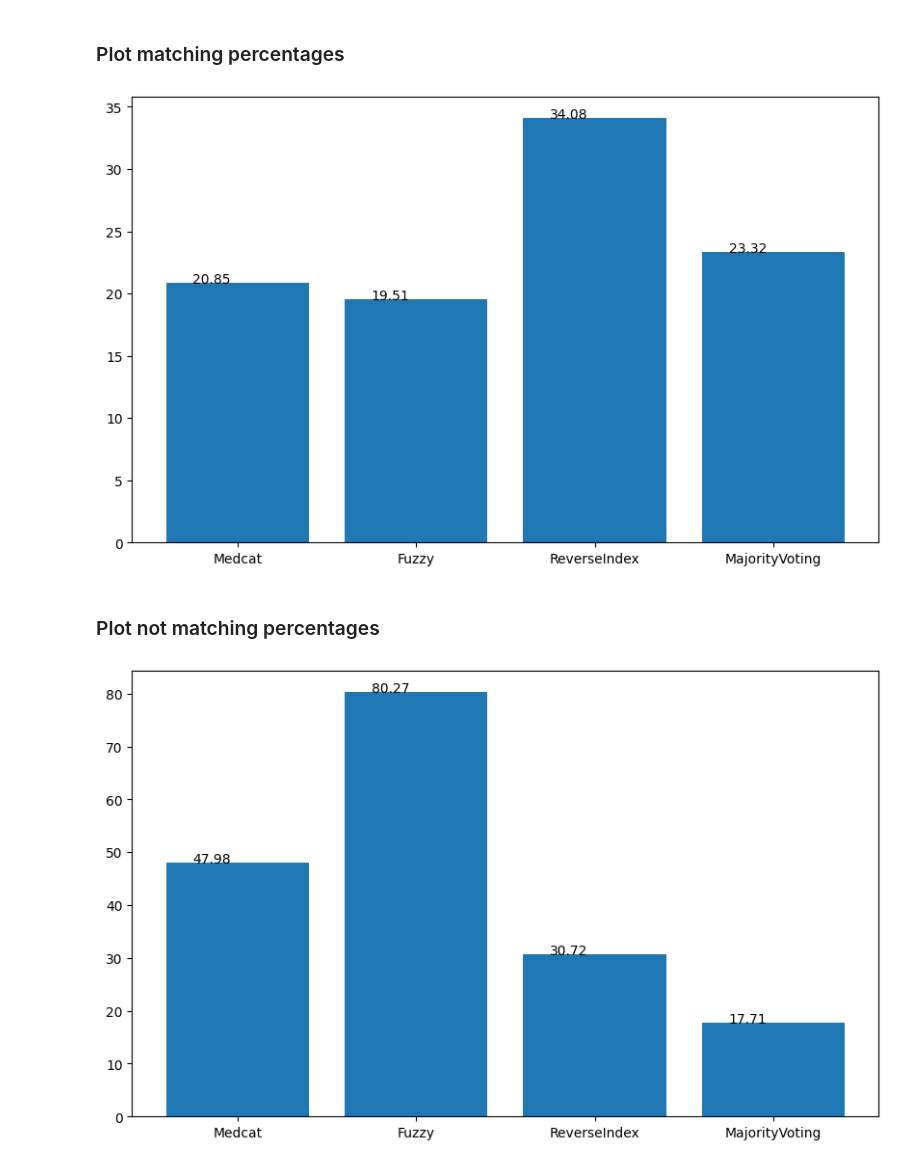
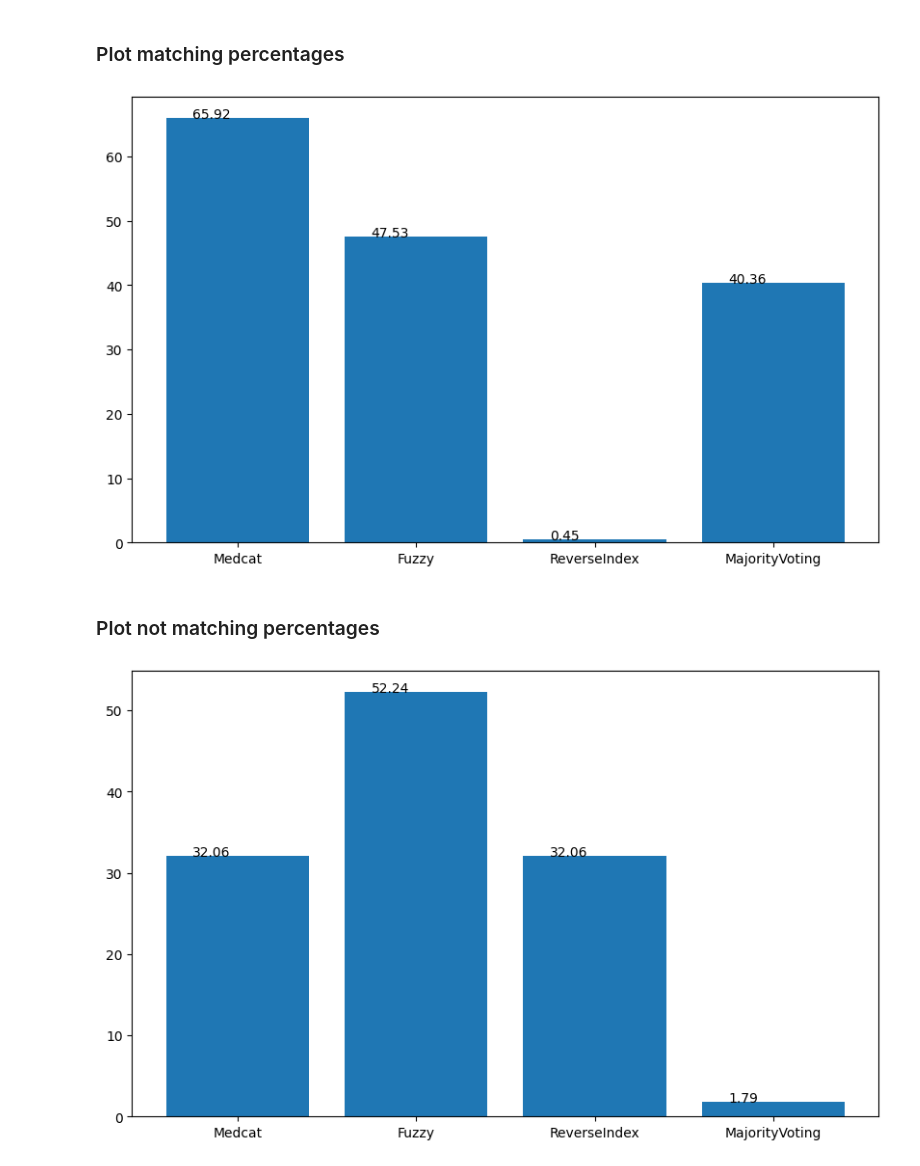
Before and after one commit to ryashpal/EHRQC, a Jupyter notebook: notebooks/python/concept_mapping/majority_voting.ipynb, the cells around one changed output. Drawn from its saved outputs; the diff is of its cells as text; code cells hidden in the pictures.

```diff
--- a/notebooks/python/concept_mapping/majority_voting.ipynb
+++ b/notebooks/python/concept_mapping/majority_voting.ipynb
@@ -423,9 +445,9 @@ mappedIllnessCuratedDf
 # %%
 # pd.concat([mappedOperationsCuratedDf, mappedOperationsFuzzyDf], keys=['sourceValueCode', 'id'])
 mappedIllnessFinalDf = mappedIllnessCuratedDf\
-    .merge(mappedIllnessMedcatDf, how='left', left_on='sourceValueCode', right_on='id').drop(columns=['id'])\
-        .merge(mappedIllnessFuzzyDf, how='left', left_on='sourceValueCode', right_on='id').drop(columns=['id'])\
-            .merge(mappedIllnessReverseIndexDf, how='left', left_on='sourceValueCode', right_on='id').drop(columns=['id'])\
-                .merge(mappedIllnessMajorityVotingDf, how='left', left_on='sourceValueCode', right_on='id').drop(columns=['id'])
+    .merge(mappedIllnessMedcatDf, how='left', left_on='sourceName', right_on='searchPhrase').drop(columns=['searchPhrase'])\
+        .merge(mappedIllnessFuzzyDf, how='left', left_on='sourceName', right_on='searchPhrase').drop(columns=['searchPhrase'])\
+            .merge(mappedIllnessReverseIndexDf, how='left', left_on='sourceName', right_on='searchPhrase').drop(columns=['searchPhrase'])\
+                .merge(mappedIllnessMajorityVotingDf, how='left', left_on='sourceName', right_on='searchPhrase').drop(columns=['searchPhrase'])
 mappedIllnessFinalDf
 # %% [output]
@@ -474,11 +496,15 @@ UpSet(upsetPlotData, show_counts=True, facecolor="darkblue").plot()
 # %% [markdown]
 ### Calculate matching and not matching percentages
 # %%
-matchingMedcatPercentage = round((mappedIllnessFinalDf[mappedIllnessFinalDf.curatedConcept == mappedIllnessFinalDf.medcatConcept].shape[0])/mappedIllnessFinalDf.shape[0] * 100, 2)
-matchingFuzzyPercentage = round((mappedIllnessFinalDf[mappedIllnessFinalDf.curatedConcept == mappedIllnessFinalDf.fuzzyConcept].shape[0])/mappedIllnessFinalDf.shape[0] * 100, 2)
-matchingReverseIndexPercentage = round((mappedIllnessFinalDf[mappedIllnessFinalDf.curatedConcept == mappedIllnessFinalDf.reverseIndexConcept].shape[0])/mappedIllnessFinalDf.shape[0] * 100, 2)
-matchingmajorityVotingPercentage = round((mappedIllnessFinalDf[mappedIllnessFinalDf.curatedConcept == mappedIllnessFinalDf.majorityVoting].shape[0])/mappedIllnessFinalDf.shape[0] * 100, 2)
-notMatchingMedcatPercentage = round((mappedIllnessFinalDf[mappedIllnessFinalDf.medcatConcept.notna() & (mappedIllnessFinalDf.curatedConcept != mappedIllnessFinalDf.medcatConcept)].shape[0])/mappedIllnessFinalDf.shape[0] * 100, 2)
-notMatchingFuzzyPercentage = round((mappedIllnessFinalDf[mappedIllnessFinalDf.fuzzyConcept.notna() & (mappedIllnessFinalDf.curatedConcept != mappedIllnessFinalDf.fuzzyConcept)].shape[0])/mappedIllnessFinalDf.shape[0] * 100, 2)
-notMatchingReverseIndexPercentage = round((mappedIllnessFinalDf[mappedIllnessFinalDf.reverseIndexConcept.notna() & (mappedIllnessFinalDf.curatedConcept != mappedIllnessFinalDf.reverseIndexConcept)].shape[0])/mappedIllnessFinalDf.shape[0] * 100, 2)
-notMatchingmajorityVotingPercentage = round((mappedIllnessFinalDf[mappedIllnessFinalDf.majorityVoting.notna() & (mappedIllnessFinalDf.curatedConcept != mappedIllnessFinalDf.majorityVoting)].shape[0])/mappedIllnessFinalDf.shape[0] * 100, 2)
+matchingMedcatIllnessPercentage = round((mappedIllnessFinalDf[mappedIllnessFinalDf.curatedConcept == mappedIllnessFinalDf.medcatConcept].shape[0])/mappedIllnessFinalDf.shape[0] * 100, 2)
+matchingFuzzyIllnessPercentage = round((mappedIllnessFinalDf[mappedIllnessFinalDf.curatedConcept == mappedIllnessFinalDf.fuzzyConcept].shape[0])/mappedIllnessFinalDf.shape[0] * 100, 2)
+matchingReverseIndexIllnessPercentage = round((mappedIllnessFinalDf[mappedIllnessFinalDf.curatedConcept == mappedIllnessFinalDf.reverseIndexConcept].shape[0])/mappedIllnessFinalDf.shape[0] * 100, 2)
+matchingmajorityVotingIllnessPercentage = round((mappedIllnessFinalDf[mappedIllnessFinalDf.curatedConcept == mappedIllnessFinalDf.majorityVoting].shape[0])/mappedIllnessFinalDf.shape[0] * 100, 2)
+notMatchingMedcatIllnessPercentage = round((mappedIllnessFinalDf[mappedIllnessFinalDf.medcatConcept.notna() & (mappedIllnessFinalDf.curatedConcept != mappedIllnessFinalDf.medcatConcept)].shape[0])/mappedIllnessFinalDf.shape[0] * 100, 2)
+notMatchingFuzzyIllnessPercentage = round((mappedIllnessFinalDf[mappedIllnessFinalDf.fuzzyConcept.notna() & (mappedIllnessFinalDf.curatedConcept != mappedIllnessFinalDf.fuzzyConcept)].shape[0])/mappedIllnessFinalDf.shape[0] * 100, 2)
+notMatchingReverseIndexIllnessPercentage = round((mappedIllnessFinalDf[mappedIllnessFinalDf.reverseIndexConcept.notna() & (mappedIllnessFinalDf.curatedConcept != mappedIllnessFinalDf.reverseIndexConcept)].shape[0])/mappedIllnessFinalDf.shape[0] * 100, 2)
+notMatchingmajorityVotingIllnessPercentage = round((mappedIllnessFinalDf[mappedIllnessFinalDf.majorityVoting.notna() & (mappedIllnessFinalDf.curatedConcept != mappedIllnessFinalDf.majorityVoting)].shape[0])/mappedIllnessFinalDf.shape[0] * 100, 2)
+totalMedcatIllnessPercentage = round(mappedIllnessFinalDf.medcatConcept.notna().sum()/mappedIllnessFinalDf.shape[0] * 100, 2)
+totalFuzzyIllnessPercentage = round(mappedIllnessFinalDf.fuzzyConcept.notna().sum()/mappedIllnessFinalDf.shape[0] * 100, 2)
+totalReverseIndexIllnessPercentage = round(mappedIllnessFinalDf.reverseIndexConcept.notna().sum()/mappedIllnessFinalDf.shape[0] * 100, 2)
+totalMajorityVotingIllnessPercentage = round(mappedIllnessFinalDf.majorityVoting.notna().sum()/mappedIllnessFinalDf.shape[0] * 100, 2)
@@ -484,0 +513,14 @@ notMatchingmajorityVotingPercentage = round((mappedIllnessFinalDf[mappedIllnessF
+# %%
+from matplotlib import pyplot as plt
+
+labels= ['Medcat', 'Fuzzy', 'ReverseIndex', 'MajorityVoting']
+y = [totalMedcatIllnessPercentage, totalFuzzyIllnessPercentage, totalReverseIndexIllnessPercentage, totalMajorityVotingIllnessPercentage]
+# plt.figure(figsize=(10, 15))
+fig, ax = plt.subplots(figsize=(10, 6))
+ax.bar(
+    x=labels,
+    height=y,
+    )
+xlocs, xlabs = plt.xticks()
+for i, v in enumerate(y):
+    plt.text(xlocs[i] - 0.25, v + 0.01, str(v))
@@ -487,26 +531,26 @@ notMatchingmajorityVotingPercentage = round((mappedIllnessFinalDf[mappedIllnessF
 # %%
 from matplotlib import pyplot as plt
 
 labels= ['Medcat', 'Fuzzy', 'ReverseIndex', 'MajorityVoting']
-y = [matchingMedcatPercentage, matchingFuzzyPercentage, matchingReverseIndexPercentage, matchingmajorityVotingPercentage]
+y = [matchingMedcatIllnessPercentage, matchingFuzzyIllnessPercentage, matchingReverseIndexIllnessPercentage, matchingmajorityVotingIllnessPercentage]
 # plt.figure(figsize=(10, 15))
 fig, ax = plt.subplots(figsize=(10, 6))
 ax.bar(
     x=labels,
     height=y,
     )
 xlocs, xlabs = plt.xticks()
 for i, v in enumerate(y):
     plt.text(xlocs[i] - 0.25, v + 0.01, str(v))
 # %% [output]
-[figure, old version]
+[figure, new version]
 # %% [markdown]
 ### Plot not matching percentages
 # %%
 from matplotlib import pyplot as plt
 
 labels= ['Medcat', 'Fuzzy', 'ReverseIndex', 'MajorityVoting']
-y = [notMatchingMedcatPercentage, notMatchingFuzzyPercentage, notMatchingReverseIndexPercentage, notMatchingmajorityVotingPercentage]
+y = [notMatchingMedcatIllnessPercentage, notMatchingFuzzyIllnessPercentage, notMatchingReverseIndexIllnessPercentage, notMatchingmajorityVotingIllnessPercentage]
 # plt.figure(figsize=(10, 15))
 fig, ax = plt.subplots(figsize=(10, 6))
 ax.bar(
@@ -517,4 +561,4 @@ xlocs, xlabs = plt.xticks()
 for i, v in enumerate(y):
     plt.text(xlocs[i] - 0.25, v + 0.01, str(v))
 # %% [output]
-[figure, old version]
+[figure, new version]
```
Also changed, not shown: parts of 33 cells of this notebook, 3 other files.
